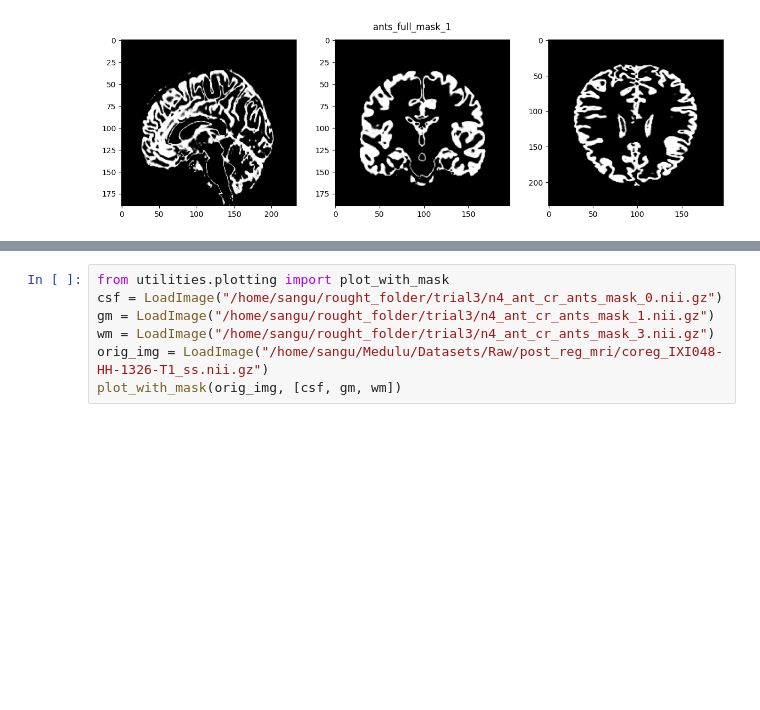
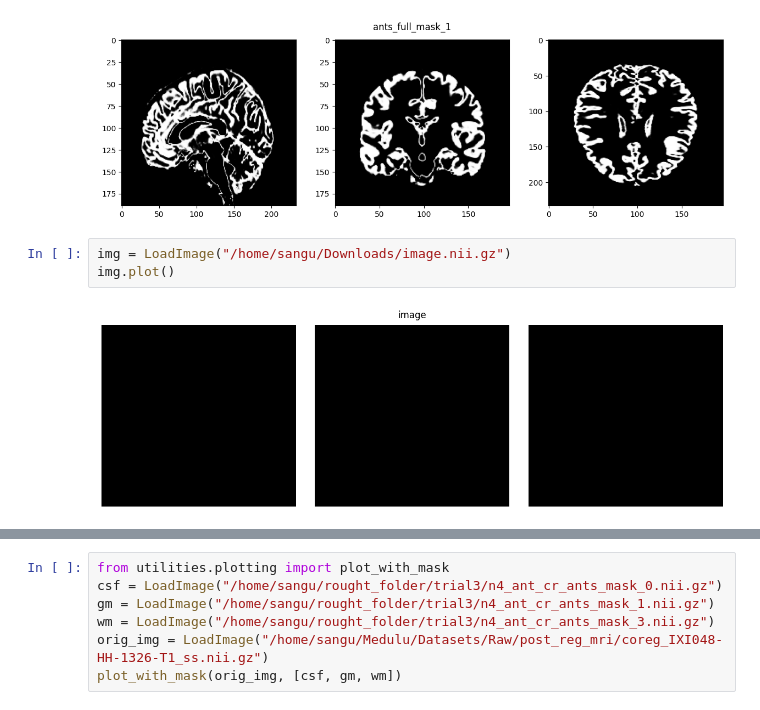
Before and after one commit to sangu-firedev/Medhulu, a Jupyter notebook: Notebooks/Untitled.ipynb, the cells around one changed output, grey strips where cells are left out. Drawn from its saved outputs; the diff is of its cells as text; blank space fills up the shorter version.

Commit message:
modified:   Notebooks/Untitled.ipynb 	new file:   medhulu/docs/Medhulu.png 	modified:   utilities/load_files.py 	modified:   utilities/preprocess.py

```diff
--- a/Notebooks/Untitled.ipynb
+++ b/Notebooks/Untitled.ipynb
@@ -190,6 +190,11 @@ data = img.get_data()
 img.plot()
 # %% [output]
 [figure]
+# %%
+img = LoadImage("/home/sangu/Downloads/image.nii.gz")
+img.plot()
+# %% [output]
+[figure, added]
 # %%
 import nibabel as nib
 import numpy as np
```
Also changed, not shown: parts of 2 cells of this notebook, 5 other files.
